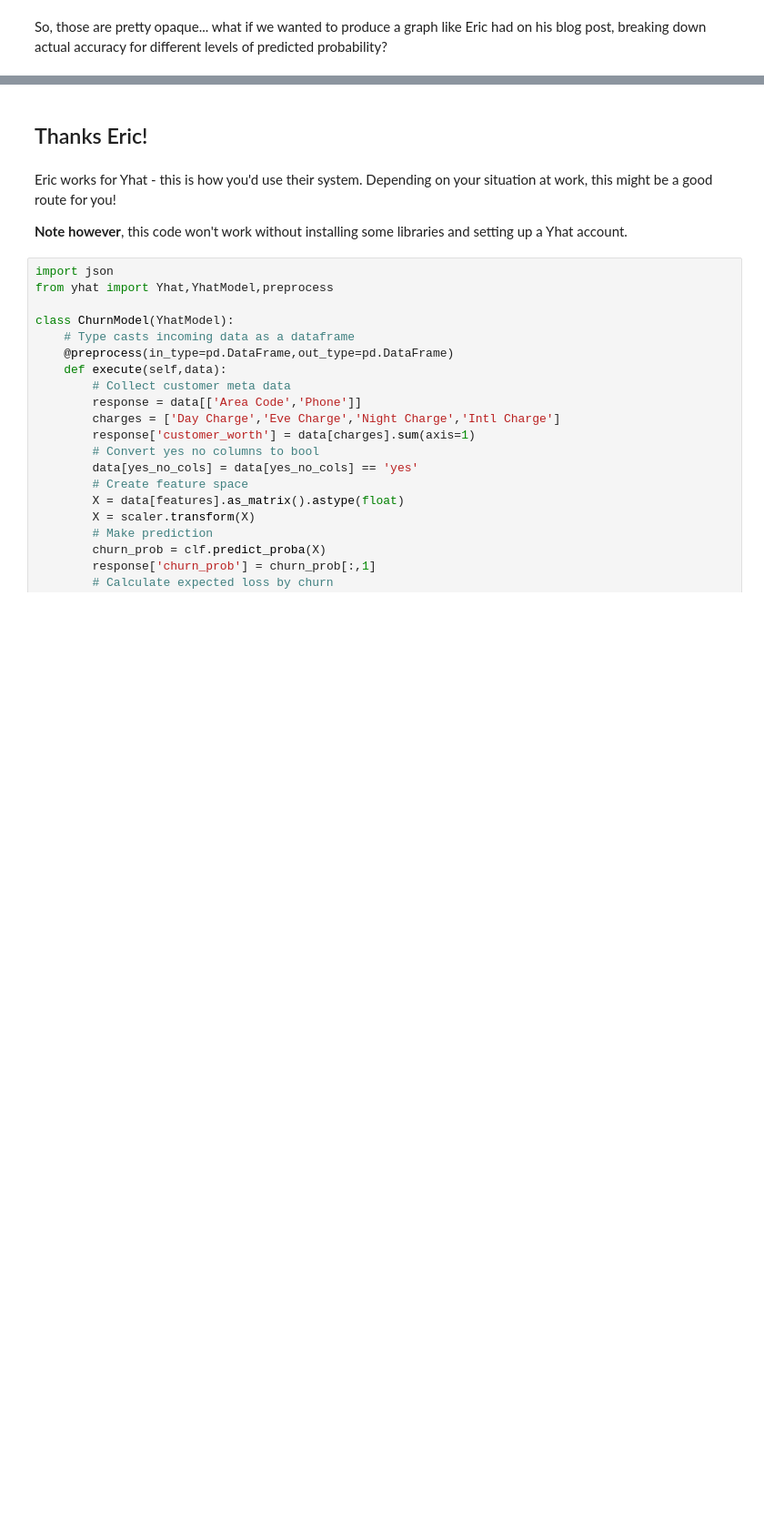
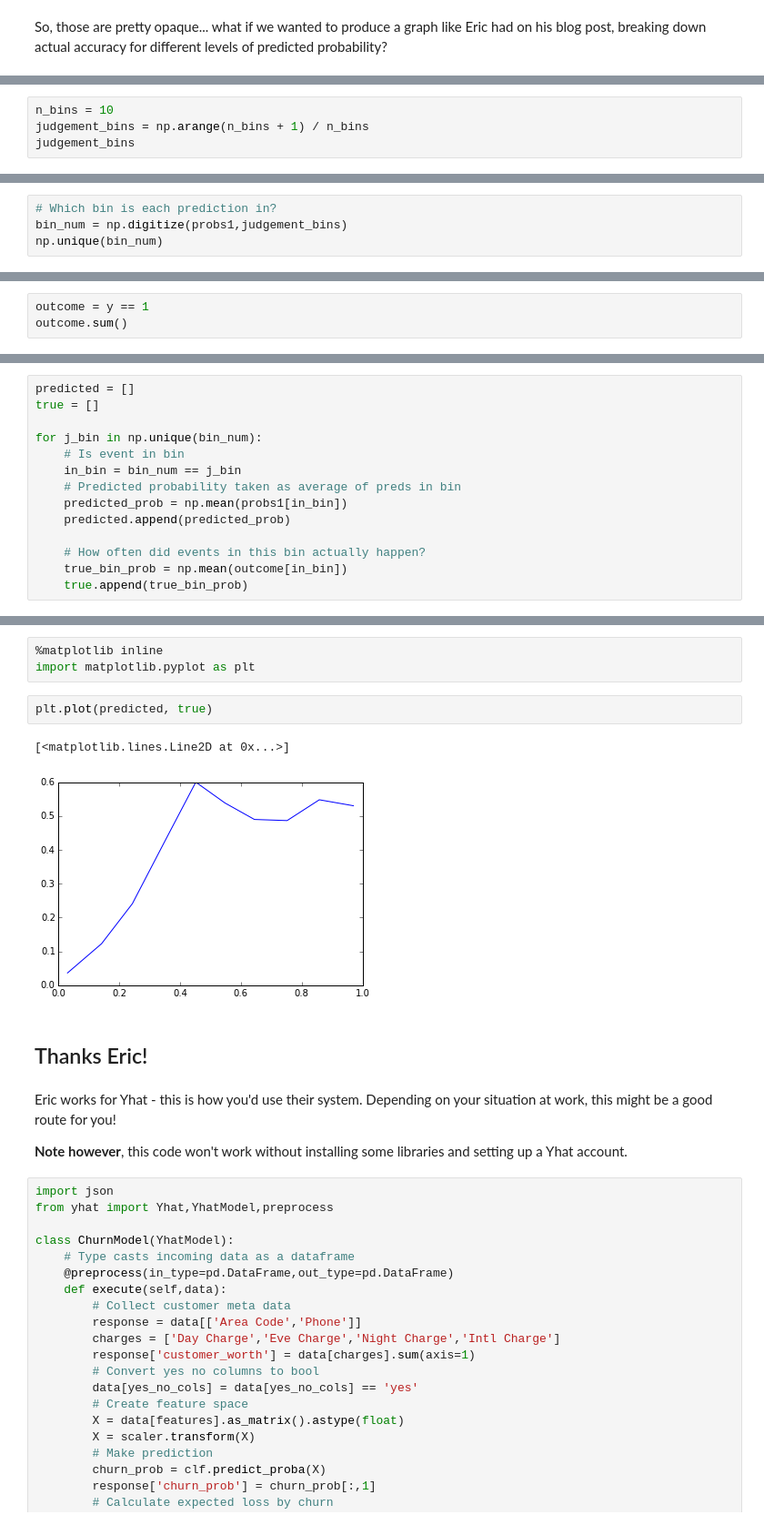
Before and after one commit to Berkeley-MIDS-ML/churn, a Jupyter notebook: Churn-Report.ipynb, the cells around one changed output, grey strips where cells are left out. Shown: that part at 91% size. Cells and saved outputs as stored; diff of their text form; blank space fills up the shorter version.

```diff
--- a/Churn-Report.ipynb
+++ b/Churn-Report.ipynb
@@ -211,0 +326,4 @@ So, those are pretty opaque... what if we wanted to produce a graph like Eric ha
+# %%
+n_bins = 10
+judgement_bins = np.arange(n_bins + 1) / n_bins
+judgement_bins
@@ -211,0 +332,4 @@ So, those are pretty opaque... what if we wanted to produce a graph like Eric ha
+# %%
+# Which bin is each prediction in?
+bin_num = np.digitize(probs1,judgement_bins)
+np.unique(bin_num)
@@ -211,0 +338,3 @@ So, those are pretty opaque... what if we wanted to produce a graph like Eric ha
+# %%
+outcome = y == 1
+outcome.sum()
@@ -211,0 +343,14 @@ So, those are pretty opaque... what if we wanted to produce a graph like Eric ha
+# %%
+predicted = []
+true = []
+
+for j_bin in np.unique(bin_num):
+    # Is event in bin
+    in_bin = bin_num == j_bin
+    # Predicted probability taken as average of preds in bin
+    predicted_prob = np.mean(probs1[in_bin])
+    predicted.append(predicted_prob)
+
+    # How often did events in this bin actually happen?
+    true_bin_prob = np.mean(outcome[in_bin])
+    true.append(true_bin_prob)
@@ -212,3 +383,11 @@ So, those are pretty opaque... what if we wanted to produce a graph like Eric ha
+# %%
+%matplotlib inline
+import matplotlib.pyplot as plt
+# %%
+plt.plot(predicted, true)
+# %% [output]
+[<matplotlib.lines.Line2D at 0x...>]
+[figure, added]
 # %% [markdown]
 ## Thanks Eric!
 # %% [markdown]
```
Also changed, not shown: parts of 30 cells of this notebook, 2 other files.
